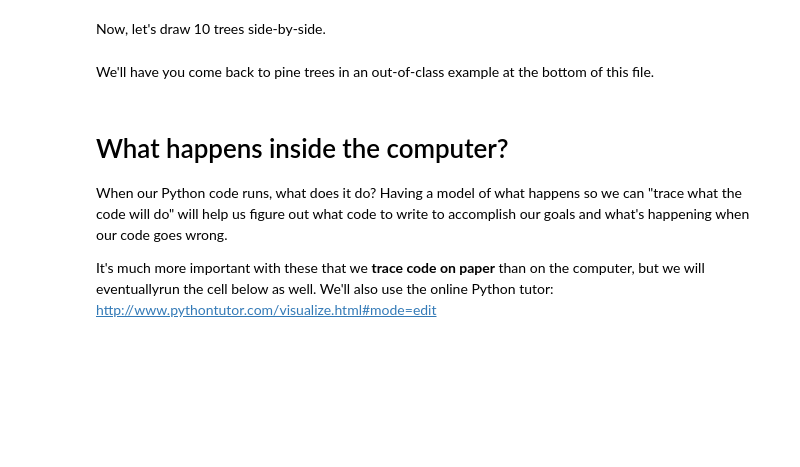
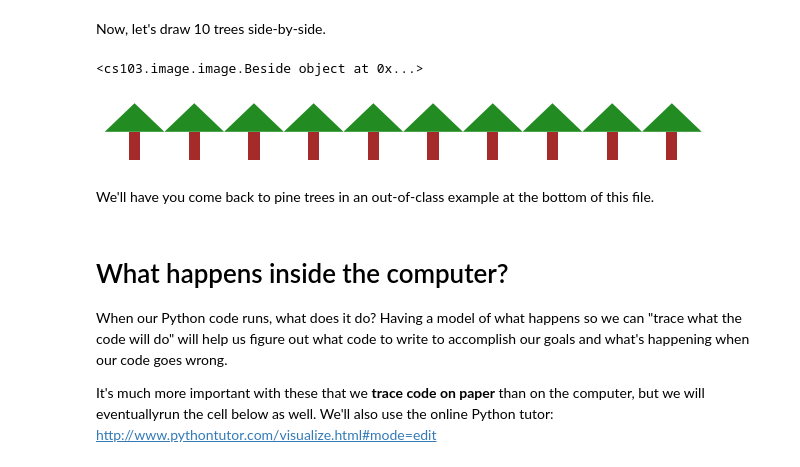
Before and after one commit to ReverseSweep/ubc-cpsc103-2019W2-files, a Jupyter notebook: module-1-intro/Lecture/day1/Completed/module1-notes-section1.ipynb, the cells around one changed output. Cells and saved outputs as stored; diff of their text form; code cells hidden in the pictures; blank space fills up the shorter version.

```diff
--- a/module-1-intro/Lecture/day1/Completed/module1-notes-section1.ipynb
+++ b/module-1-intro/Lecture/day1/Completed/module1-notes-section1.ipynb
@@ -48,6 +48,10 @@ We can even put a new value in... but it kicks the old one out!
 Let's put one tree image *value* into a variable and then use it when we call `beside`.
 # %%
 # Draw two trees side-by-side, but this time use a variable.
-tree_image = ...  # fill in one tree value here
+tree_image = above(triangle(80, 40, "solid", "forestgreen"),
+                   rectangle(15, 40, "solid", "brown"))
 
 # Then, put it beside itself!
+
+
+beside(tree_image, tree_image)
@@ -56,14 +63,18 @@ Now, let's draw 10 trees side-by-side.
 # %%
 # Draw 10 trees, side-by-side.
 
 
-
+beside(tree_image, tree_image, tree_image, tree_image, tree_image,
+       tree_image, tree_image, tree_image, tree_image, tree_image)
 
 
 
 
 
 # Imagine doing that without variables!
+# %% [output]
+<cs103.image.image.Beside object at 0x...>
+[figure, added]
 # %% [markdown]
 We'll have you come back to pine trees in an out-of-class example at the bottom of this file.
 # %% [markdown]
```
Also changed, not shown: parts of 7 cells of this notebook.
